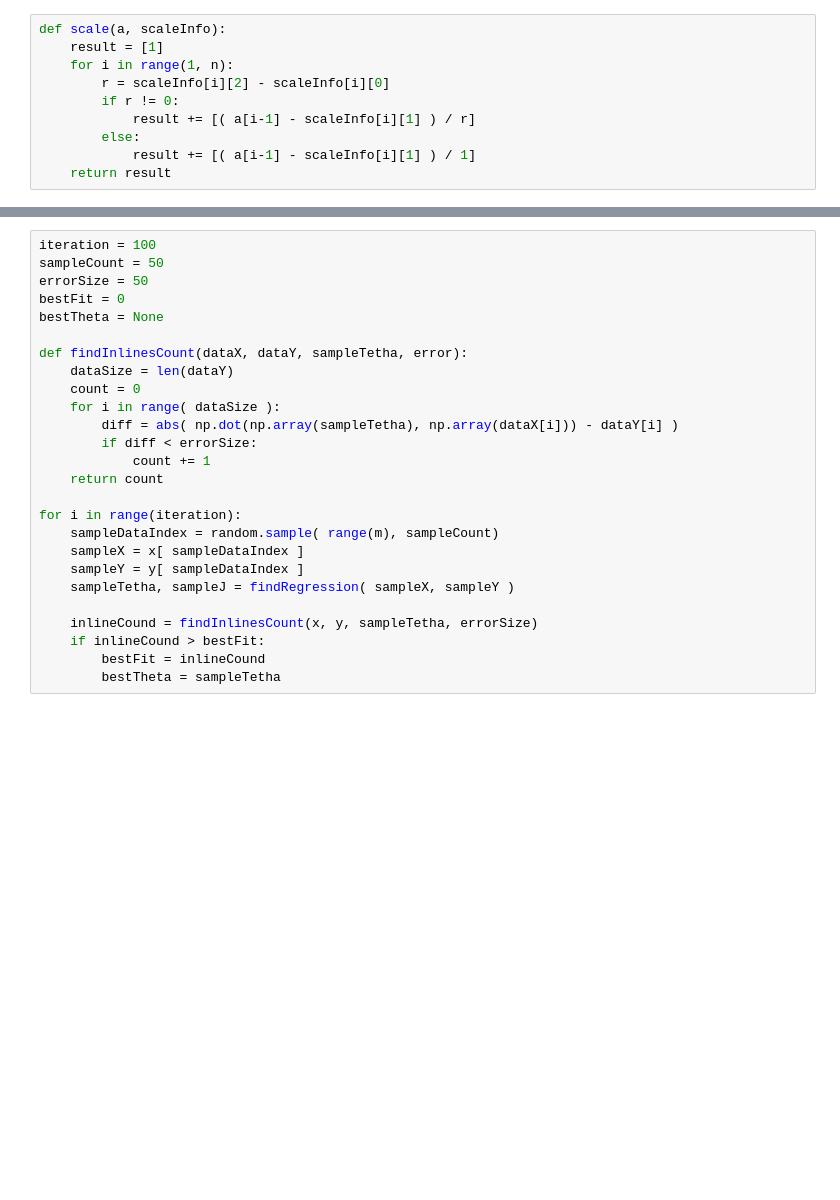
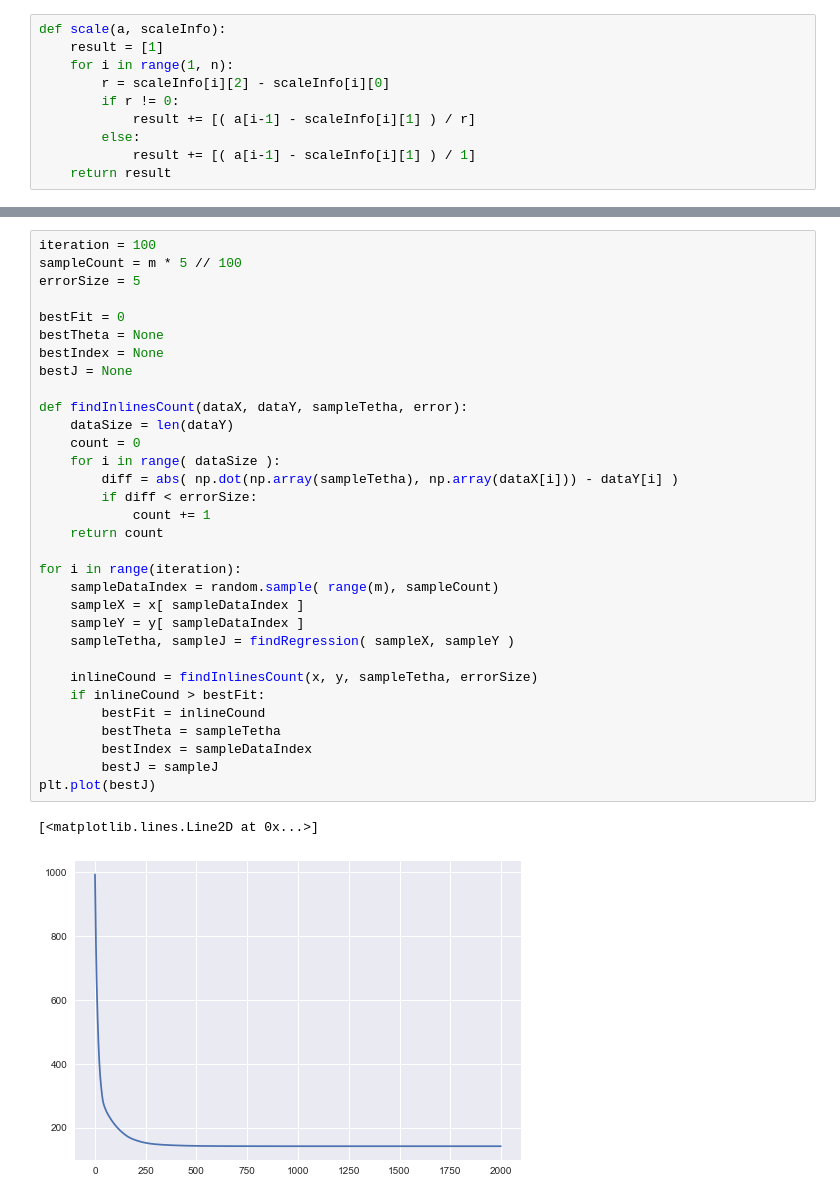
Before and after one commit to 5l1v3r1/Machine-Learning-7, a Jupyter notebook: sample regression/Robust Regression - RANSAC.ipynb, the cells around one changed output, grey strips where cells are left out. Cells and saved outputs as stored; diff of their text form; blank space fills up the shorter version.

```diff
--- a/sample regression/Robust Regression - RANSAC.ipynb
+++ b/sample regression/Robust Regression - RANSAC.ipynb
@@ -133,29 +133,38 @@ print( np.dot(i,j) )
 # %%
 iteration = 100
-sampleCount = 50
-errorSize = 50
+sampleCount = m * 5 // 100
+errorSize = 5
+
 bestFit = 0
 bestTheta = None
+bestIndex = None
+bestJ = None
 
 def findInlinesCount(dataX, dataY, sampleTetha, error):
     dataSize = len(dataY)
     count = 0
     for i in range( dataSize ):
         diff = abs( np.dot(np.array(sampleTetha), np.array(dataX[i])) - dataY[i] )
         if diff < errorSize:
             count += 1
     return count
 
 for i in range(iteration):
     sampleDataIndex = random.sample( range(m), sampleCount)
     sampleX = x[ sampleDataIndex ]
     sampleY = y[ sampleDataIndex ]
     sampleTetha, sampleJ = findRegression( sampleX, sampleY )
 
     inlineCound = findInlinesCount(x, y, sampleTetha, errorSize)
     if inlineCound > bestFit:
         bestFit = inlineCound
         bestTheta = sampleTetha
+        bestIndex = sampleDataIndex
+        bestJ = sampleJ
+plt.plot(bestJ)
+# %% [output]
+[<matplotlib.lines.Line2D at 0x...>]
+[figure, added]
 # %%
 a = (0, np.array(scale([0], scaleInfo)).dot(bestTheta))
 b = (m-1, np.array(scale([m-1], scaleInfo)).dot(bestTheta))
```
Also changed, not shown: parts of 6 cells of this notebook.
